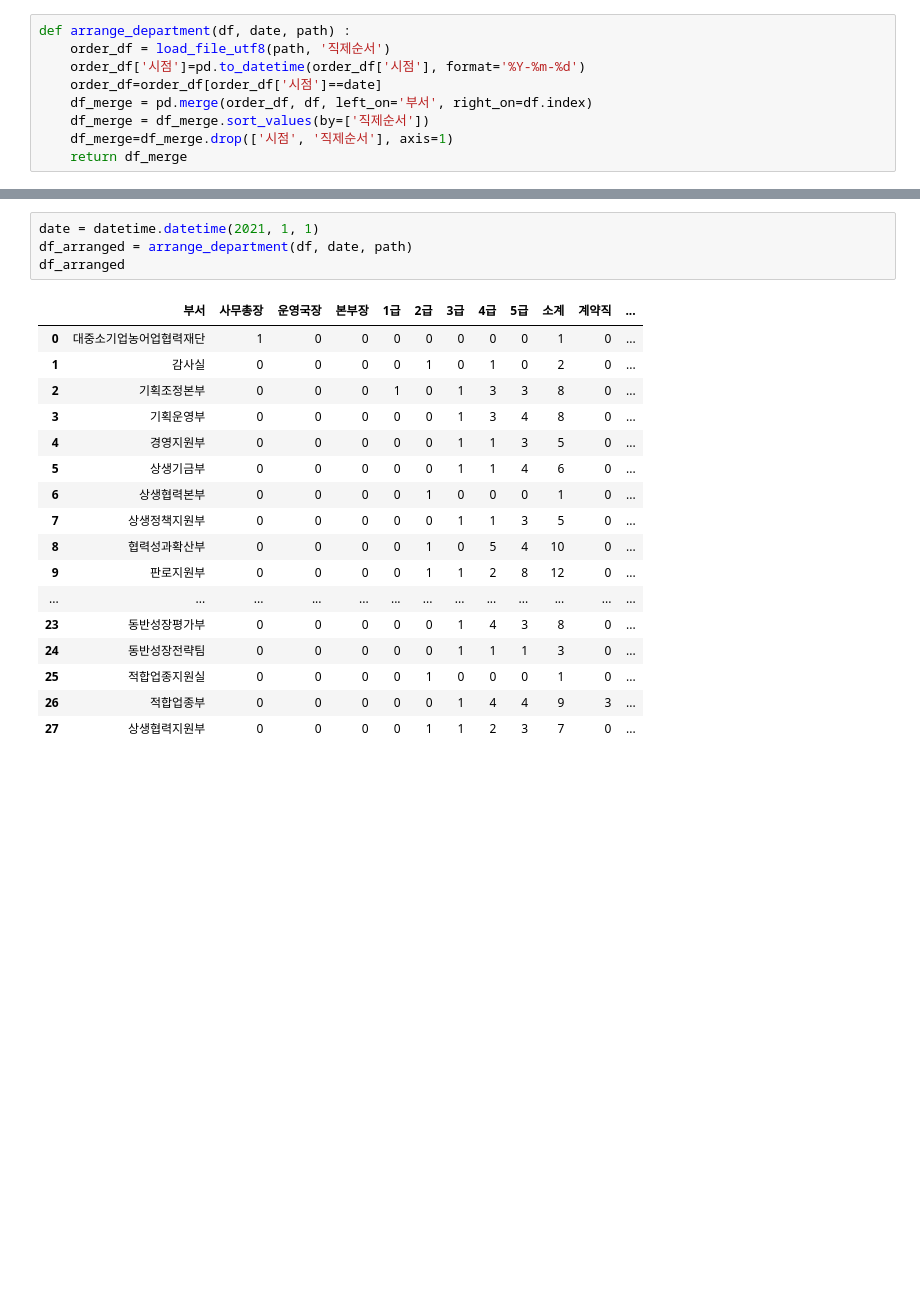
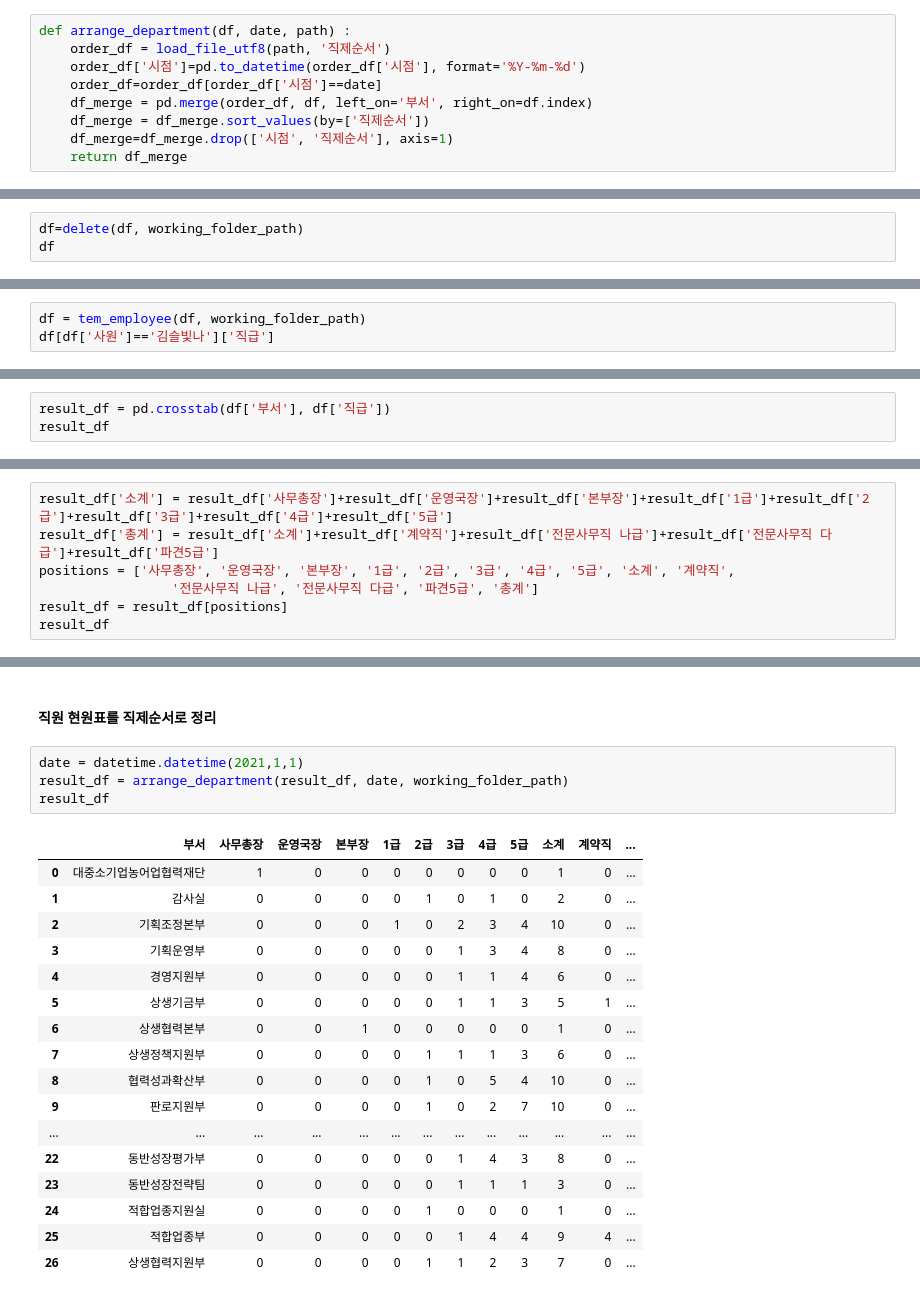
Before and after one commit to ajcltm/InPracticeEmploy, a Jupyter notebook: Number_of_employee.ipynb, the cells around one changed output, grey strips where cells are left out. Drawn from its saved outputs; the diff is of its cells as text; blank space fills up the shorter version.

```diff
--- a/Number_of_employee.ipynb
+++ b/Number_of_employee.ipynb
@@ -100,0 +129,3 @@ def arrange_department(df, date, path) :
+# %%
+df=delete(df, working_folder_path)
+df
@@ -100,0 +148,3 @@ def arrange_department(df, date, path) :
+# %%
+df = tem_employee(df, working_folder_path)
+df[df['사원']=='김슬빛나']['직급']
@@ -100,0 +161,3 @@ def arrange_department(df, date, path) :
+# %%
+result_df = pd.crosstab(df['부서'], df['직급'])
+result_df
@@ -100,0 +185,7 @@ def arrange_department(df, date, path) :
+# %%
+result_df['소계'] = result_df['사무총장']+result_df['운영국장']+result_df['본부장']+result_df['1급']+result_df['2급']+result_df['3급']+result_df['4급']+result_df['5급']
+result_df['총계'] = result_df['소계']+result_df['계약직']+result_df['전문사무직 나급']+result_df['전문사무직 다급']+result_df['파견5급']
+positions = ['사무총장', '운영국장', '본부장', '1급', '2급', '3급', '4급', '5급', '소계', '계약직',
+                 '전문사무직 나급', '전문사무직 다급', '파견5급', '총계']
+result_df = result_df[positions]
+result_df
@@ -101,22 +211,24 @@ def arrange_department(df, date, path) :
+# %% [markdown]
+#### 직원 현원표를 직제순서로 정리
 # %%
-date = datetime.datetime(2021, 1, 1)
-df_arranged = arrange_department(df, date, path)
-df_arranged
+date = datetime.datetime(2021,1,1)
+result_df = arrange_department(result_df, date, working_folder_path)
+result_df
 # %% [output]
 |  | 부서 | 사무총장 | 운영국장 | 본부장 | 1급 | 2급 | 3급 | 4급 | 5급 | 소계 | 계약직 | ... |
 | 0 | 대중소기업농어업협력재단 | 1 | 0 | 0 | 0 | 0 | 0 | 0 | 0 | 1 | 0 | ... |
 | 1 | 감사실 | 0 | 0 | 0 | 0 | 1 | 0 | 1 | 0 | 2 | 0 | ... |
-| 2 | 기획조정본부 | 0 | 0 | 0 | 1 | 0 | 1 | 3 | 3 | 8 | 0 | ... |
+| 2 | 기획조정본부 | 0 | 0 | 0 | 1 | 0 | 2 | 3 | 4 | 10 | 0 | ... |
 | 3 | 기획운영부 | 0 | 0 | 0 | 0 | 0 | 1 | 3 | 4 | 8 | 0 | ... |
-| 4 | 경영지원부 | 0 | 0 | 0 | 0 | 0 | 1 | 1 | 3 | 5 | 0 | ... |
-| 5 | 상생기금부 | 0 | 0 | 0 | 0 | 0 | 1 | 1 | 4 | 6 | 0 | ... |
-| 6 | 상생협력본부 | 0 | 0 | 0 | 0 | 1 | 0 | 0 | 0 | 1 | 0 | ... |
-| 7 | 상생정책지원부 | 0 | 0 | 0 | 0 | 0 | 1 | 1 | 3 | 5 | 0 | ... |
+| 4 | 경영지원부 | 0 | 0 | 0 | 0 | 0 | 1 | 1 | 4 | 6 | 0 | ... |
+| 5 | 상생기금부 | 0 | 0 | 0 | 0 | 0 | 1 | 1 | 3 | 5 | 1 | ... |
+| 6 | 상생협력본부 | 0 | 0 | 1 | 0 | 0 | 0 | 0 | 0 | 1 | 0 | ... |
+| 7 | 상생정책지원부 | 0 | 0 | 0 | 0 | 1 | 1 | 1 | 3 | 6 | 0 | ... |
 | 8 | 협력성과확산부 | 0 | 0 | 0 | 0 | 1 | 0 | 5 | 4 | 10 | 0 | ... |
-| 9 | 판로지원부 | 0 | 0 | 0 | 0 | 1 | 1 | 2 | 8 | 12 | 0 | ... |
+| 9 | 판로지원부 | 0 | 0 | 0 | 0 | 1 | 0 | 2 | 7 | 10 | 0 | ... |
 | ... | ... | ... | ... | ... | ... | ... | ... | ... | ... | ... | ... | ... |
-| 23 | 동반성장평가부 | 0 | 0 | 0 | 0 | 0 | 1 | 4 | 3 | 8 | 0 | ... |
-| 24 | 동반성장전략팀 | 0 | 0 | 0 | 0 | 0 | 1 | 1 | 1 | 3 | 0 | ... |
-| 25 | 적합업종지원실 | 0 | 0 | 0 | 0 | 1 | 0 | 0 | 0 | 1 | 0 | ... |
-| 26 | 적합업종부 | 0 | 0 | 0 | 0 | 0 | 1 | 4 | 4 | 9 | 3 | ... |
-| 27 | 상생협력지원부 | 0 | 0 | 0 | 0 | 1 | 1 | 2 | 3 | 7 | 0 | ... |
+| 22 | 동반성장평가부 | 0 | 0 | 0 | 0 | 0 | 1 | 4 | 3 | 8 | 0 | ... |
+| 23 | 동반성장전략팀 | 0 | 0 | 0 | 0 | 0 | 1 | 1 | 1 | 3 | 0 | ... |
+| 24 | 적합업종지원실 | 0 | 0 | 0 | 0 | 1 | 0 | 0 | 0 | 1 | 0 | ... |
+| 25 | 적합업종부 | 0 | 0 | 0 | 0 | 0 | 1 | 4 | 4 | 9 | 4 | ... |
+| 26 | 상생협력지원부 | 0 | 0 | 0 | 0 | 1 | 1 | 2 | 3 | 7 | 0 | ... |
```
Also changed, not shown: parts of 46 cells of this notebook, 5 other files.
